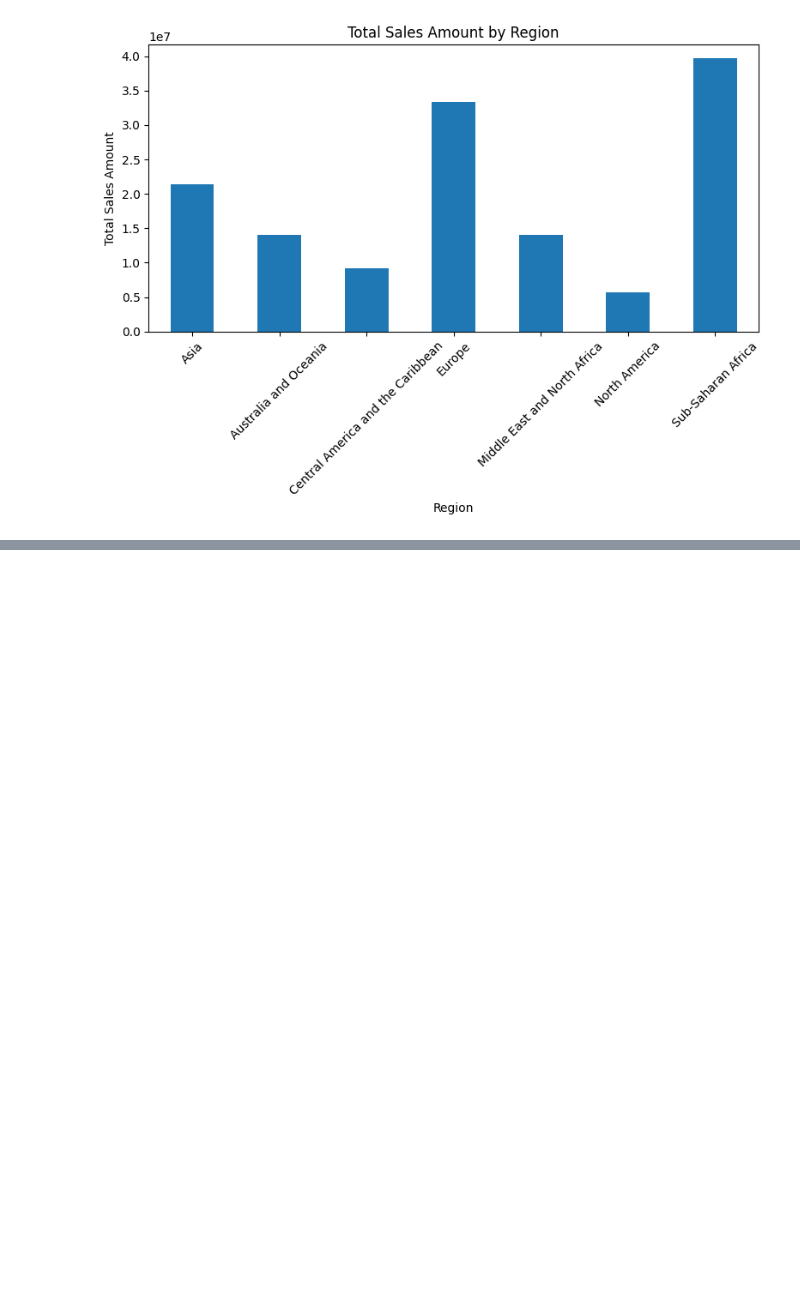
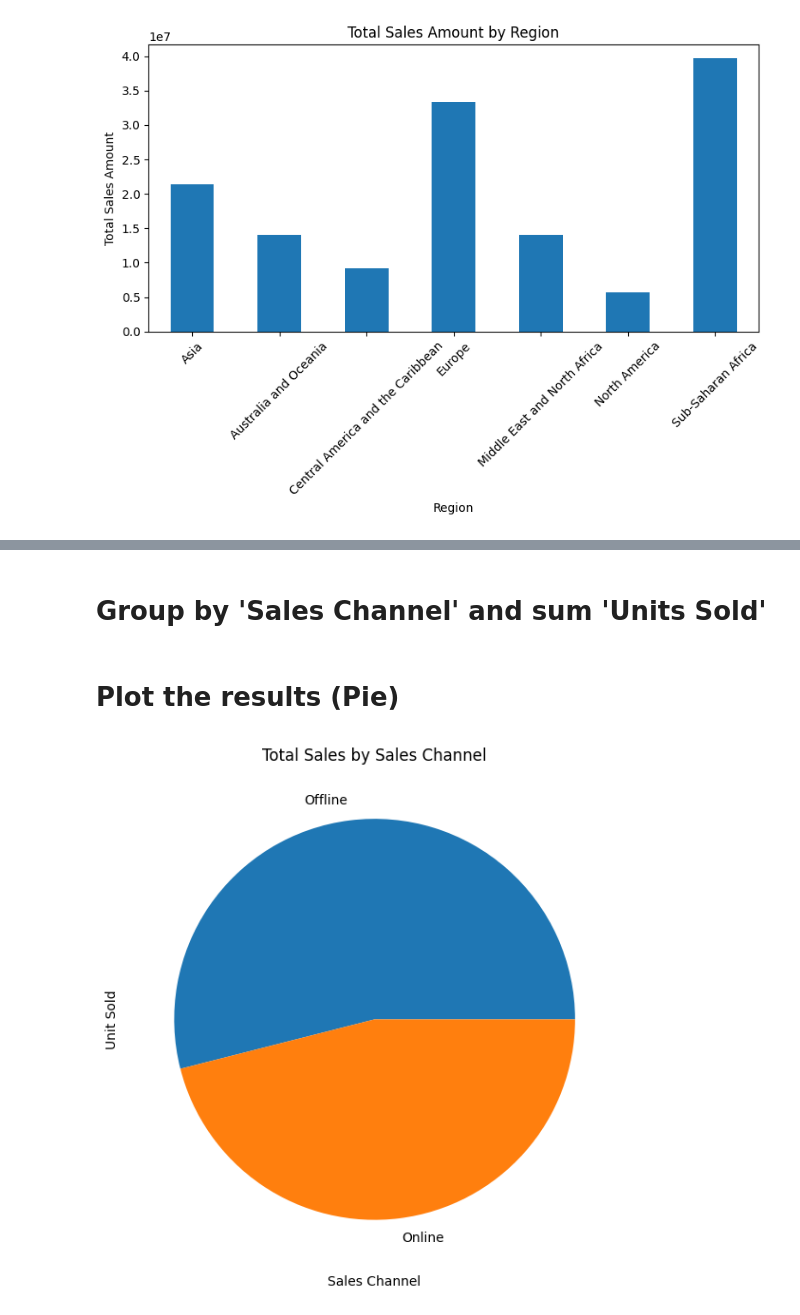
Before and after one commit to ShauryaI/python-dev-intern-task-5-data-analysis-on-csv-files, a Jupyter notebook: sales_data_analyzer.ipynb, the cells around one changed output, grey strips where cells are left out. Cells and saved outputs as stored; diff of their text form; code cells hidden in the pictures; blank space fills up the shorter version.

```diff
--- a/sales_data_analyzer.ipynb
+++ b/sales_data_analyzer.ipynb
@@ -25,0 +42,16 @@ plt.show()
+# %% [markdown]
+# Group by 'Sales Channel' and sum 'Units Sold'
+# %%
+sales_channel_units = df.groupby('Sales Channel')['Units Sold'].sum()
+# %% [markdown]
+# Plot the results (Pie)
+# %%
+sales_channel_units.plot(kind='pie', figsize=(8, 6))
+plt.title('Total Sales by Sales Channel')
+plt.xlabel('Sales Channel')
+plt.ylabel('Unit Sold')
+plt.xticks(rotation=45) # Rotate x-axis labels if they overlap
+plt.tight_layout() # Adjust layout to prevent labels from being cut off
+plt.show()
+# %% [output]
+[figure, added]
```
Also changed, not shown: parts of 5 cells of this notebook, 2 other files.
